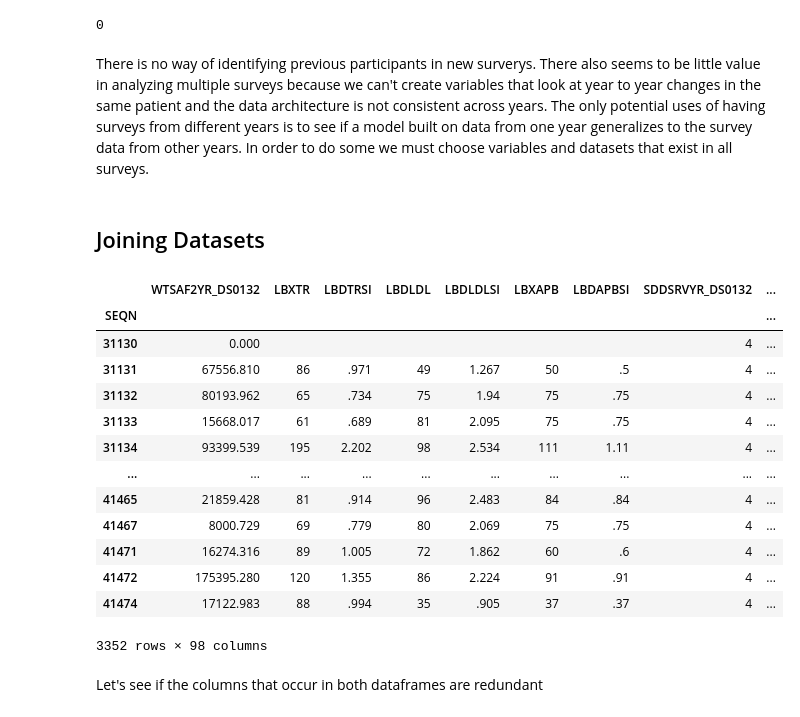
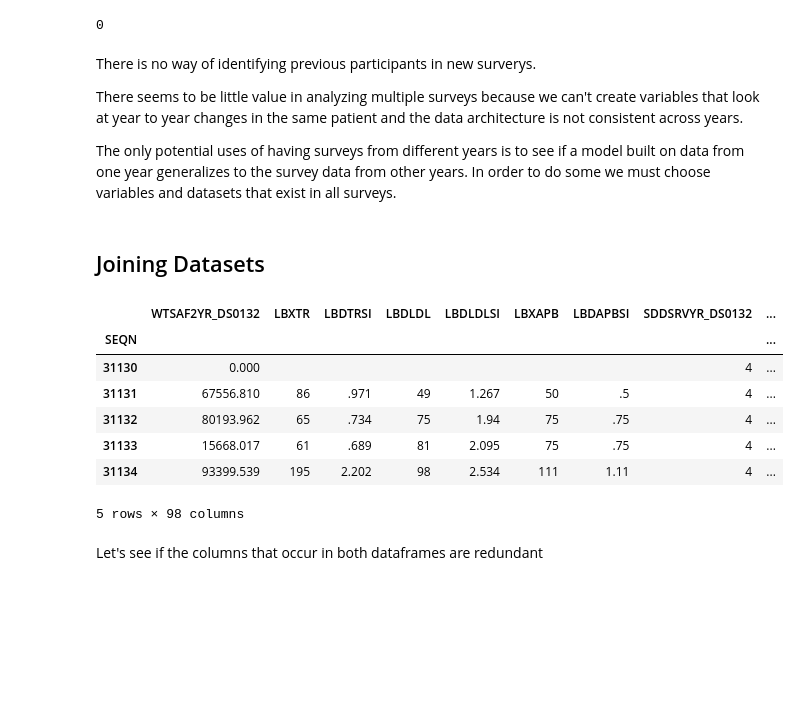
Before and after one commit to gmandl10/DATA495.github.io, a Jupyter notebook: Applications/Application1/EDA.ipynb, the cells around one changed output. Drawn from its saved outputs; the diff is of its cells as text; code cells hidden in the pictures; blank space fills up the shorter version.

```diff
--- a/Applications/Application1/EDA.ipynb
+++ b/Applications/Application1/EDA.ipynb
@@ -344,32 +245,28 @@ ICPSR_25504["SEQN"].apply(lambda x: x in ICPSR_25505["SEQN"].values).sum()
 0
 # %% [markdown]
 There is no way of identifying previous participants in new surverys.
-There also seems to be little value in analyzing multiple surveys because we can't create variables that look at year to year changes in the same patient and the data architecture is not consistent across years.
+
+There seems to be little value in analyzing multiple surveys because we can't create variables that look at year to year changes in the same patient and the data architecture is not consistent across years.
+
 The only potential uses of having surveys from different years is to see if a model built on data from one year generalizes to the survey data from other years. In order to do some we must choose variables and datasets that exist in all surveys.
 # %% [markdown]
 ## Joining Datasets
 # %%
 import pandas as pd
-DS0132= pd.read_csv("ICPSR_25504\\DS0132\\25504-0132-Data.tsv", sep = "\t")
-DS0123 = pd.read_csv("ICPSR_25504\\DS0123\\25504-0123-Data.tsv", sep = "\t")
+DS0132= pd.read_csv(os.path.dirname(os.path.dirname(os.getcwd())) + "\\Data\\NHANES\\ICPSR_25504\\DS0132\\25504-0132-Data.tsv", sep = "\t")
+DS0123 = pd.read_csv(os.path.dirname(os.path.dirname(os.getcwd())) + "\\Data\\NHANES\\ICPSR_25504\\DS0123\\25504-0123-Data.tsv", sep = "\t")
 joined = DS0132.set_index("SEQN").join(DS0123.set_index("SEQN"), lsuffix="_DS0132", rsuffix="_DS0123")
 # %%
-joined
+joined.head()
 # %% [output]
 |  | WTSAF2YR_DS0132 | LBXTR | LBDTRSI | LBDLDL | LBDLDLSI | LBXAPB | LBDAPBSI | SDDSRVYR_DS0132 | ... |
 | SEQN |  |  |  |  |  |  |  |  | ... |
 | 31130 | 0.000 |  |  |  |  |  |  | 4 | ... |
 | 31131 | 67556.810 | 86 | .971 | 49 | 1.267 | 50 | .5 | 4 | ... |
 | 31132 | 80193.962 | 65 | .734 | 75 | 1.94 | 75 | .75 | 4 | ... |
 | 31133 | 15668.017 | 61 | .689 | 81 | 2.095 | 75 | .75 | 4 | ... |
 | 31134 | 93399.539 | 195 | 2.202 | 98 | 2.534 | 111 | 1.11 | 4 | ... |
-| ... | ... | ... | ... | ... | ... | ... | ... | ... | ... |
-| 41465 | 21859.428 | 81 | .914 | 96 | 2.483 | 84 | .84 | 4 | ... |
-| 41467 | 8000.729 | 69 | .779 | 80 | 2.069 | 75 | .75 | 4 | ... |
-| 41471 | 16274.316 | 89 | 1.005 | 72 | 1.862 | 60 | .6 | 4 | ... |
-| 41472 | 175395.280 | 120 | 1.355 | 86 | 2.224 | 91 | .91 | 4 | ... |
-| 41474 | 17122.983 | 88 | .994 | 35 | .905 | 37 | .37 | 4 | ... |
-3352 rows × 98 columns
+5 rows × 98 columns
 # %% [markdown]
 Let's see if the columns that occur in both dataframes are redundant
 # %%
```
Also changed, not shown: parts of 35 cells of this notebook, 1 other file.
